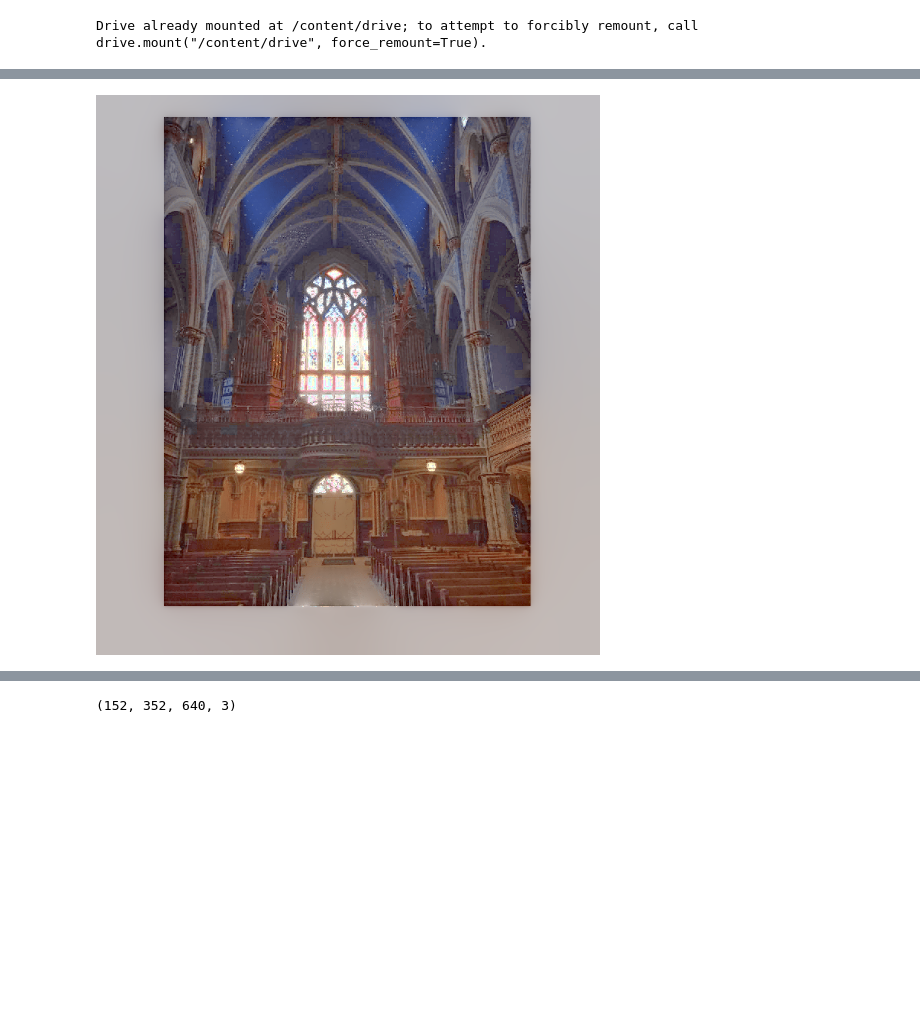
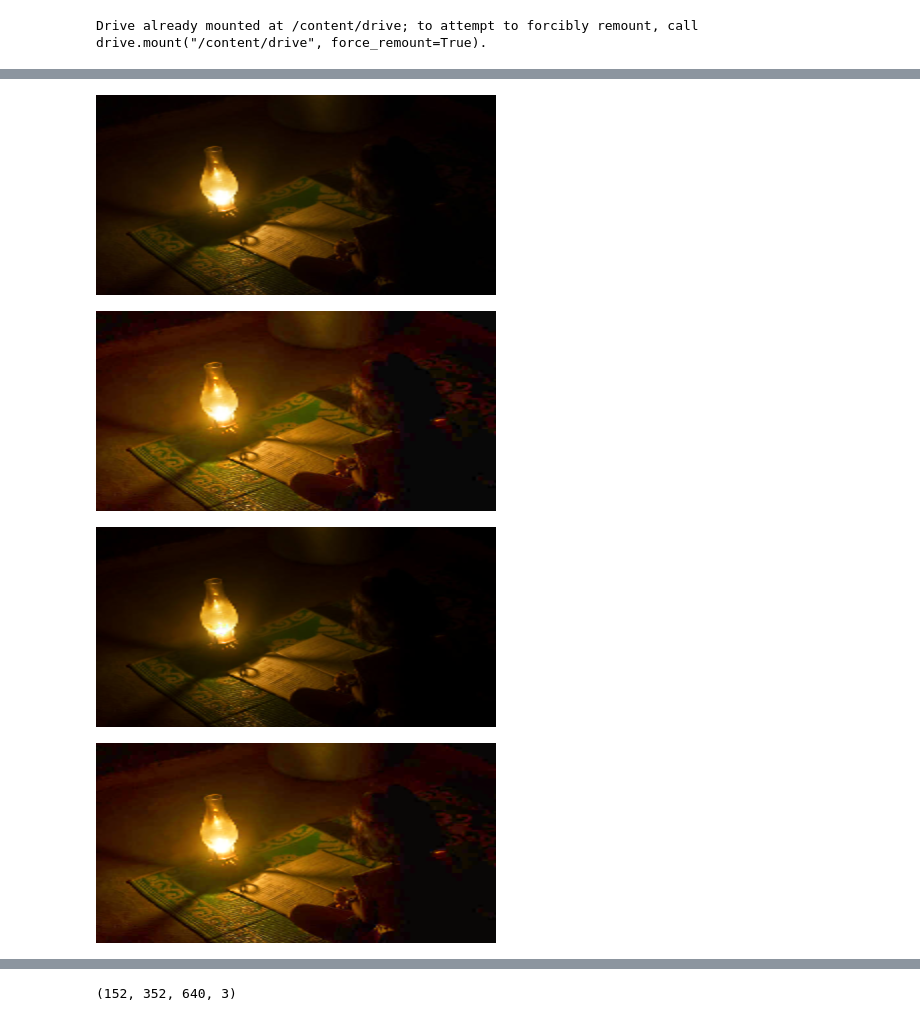
Before and after one commit to Computer-Vision-IIITH-2021/project-rc-squad, a Jupyter notebook: CV_PROJECT.ipynb, the cells around one changed output, grey strips where cells are left out. Saved outputs shown, nothing was run; the diff lists cells and outputs as text; code cells hidden in the pictures; blank space fills up the shorter version.

```diff
--- a/CV_PROJECT.ipynb
+++ b/CV_PROJECT.ipynb
@@ -167,2 +160,0 @@ def correct_image():
-# %%
-enhanced_image1, enhanced_image2 = correct_image()
@@ -185,17 +161,40 @@ cv2_imshow(enhanced_image2*255)
 # %%
-imgpath='/content/drive/My Drive/COMPUTER VISION/project/LowLightImage.png'
-image = cv2.imread(imgpath)
-
-merge_mertens = cv2.createMergeMertens(image_config["bc"], image_config["bs"], image_config["be"])
-images = [np.clip(x * 255, 0, 255).astype("uint8") for x in [image, enhanced_image1, enhanced_image2]]
-fused_images = merge_mertens.process(images)
-cv2_imshow(fused_images*255)
-#return fused_images
+#assuming img2 and img3 are normalized by 255
+#return value is multiplied by 255 beforehand
+def merge(img1, img2, img3):
+  merge_mertens = cv2.createMergeMertens(image_config["bc"], image_config["bs"], image_config["be"])
+  images = [np.clip(x , 0, 255).astype("uint8") for x in [img1, img2* 255, img2* 255]]
+  fused_images = merge_mertens.process(images)
+  return fused_images*255
-# %% [output]
-[figure, removed]
-# %%
-def merge(img1, img2, img3):
-  merge_mertens = cv2.createMergeMertens(image_config["bc"], image_config["bs"], image_config["be"])
-  images = [np.clip(x * 255, 0, 255).astype("uint8") for x in [img1, img2, img2]]
-  fused_images = merge_mertens.process(images)
-  return fused_images
+# %%
+def correct_and_store_image(imgpath , output_dir = "outputs"):
+    image = cv2.imread(imgpath)
+
+    # create new directory for saving result
+    if not exists(output_dir):
+        makedirs(output_dir)
+
+    enhanced_image1, enhanced_image2 = illuminate_image(image,image_config)
+    fused_image = merge(image, enhanced_image1, enhanced_image2)
+
+    name = ntpath.basename(imgpath)     #Extract file name from path, no matter what the os/path format
+    name,ext = name.split(".")
+    op_name = name + "_corrected." + ext
+
+    cv2.imwrite(join(output_dir , op_name), fused_image)
+
+    #return all 4 images as list
+    return [image , enhanced_image1, enhanced_image2 , fused_image]
+# %%
+im_list = correct_and_store_image("sample_data/low_light1.jpg" , output_dir="mydir" )
+# %%
+im_list = [cv2.resize(img , (400,200)) for img in im_list]
+cv2_imshow(im_list[0])
+cv2_imshow(im_list[1]*255)
+cv2_imshow(im_list[2]*255)
+cv2_imshow(im_list[3])
+# %% [output]
+[figure, added]
+[figure, added]
+[figure, added]
+[figure, added]
```
Also changed, not shown: parts of 13 cells of this notebook.
